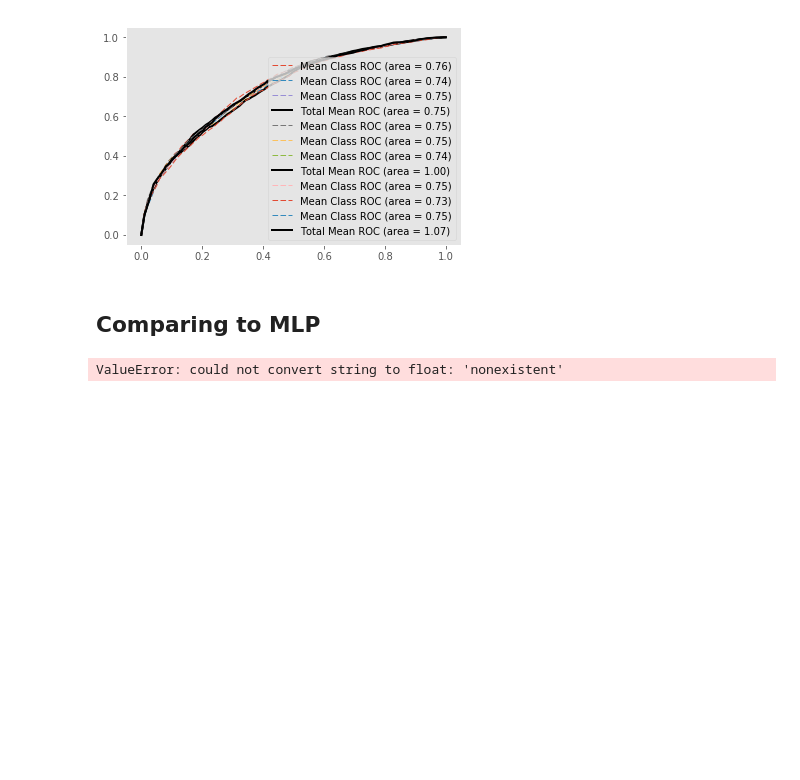
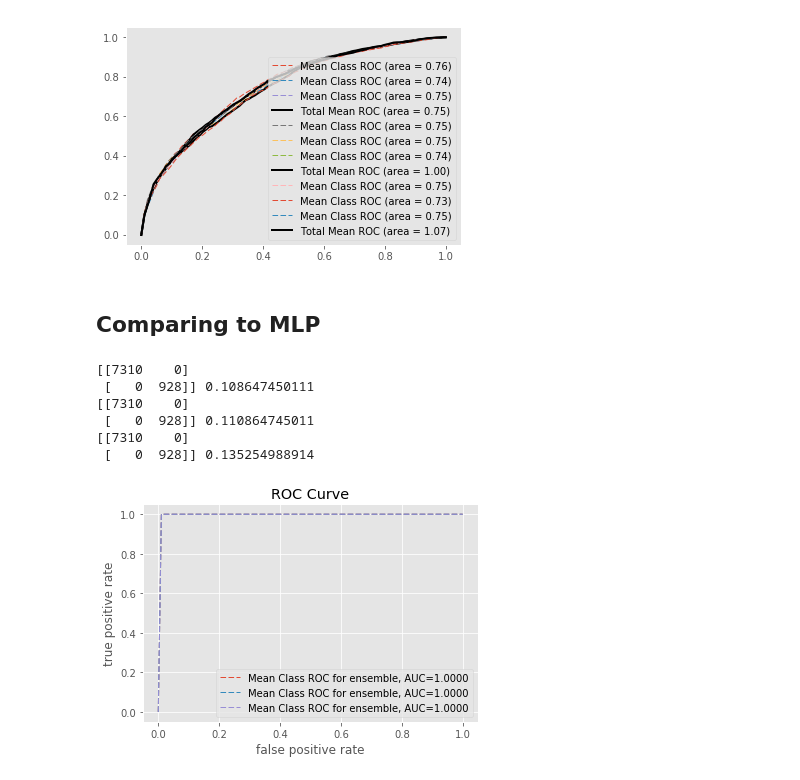
Before and after one commit to egabrielsen/MachineLearning, a Jupyter notebook: Lab07/Lab07-Con.ipynb, the cells around one changed output. Saved outputs shown, nothing was run; the diff lists cells and outputs as text; code cells hidden in the pictures; blank space fills up the shorter version.

```diff
--- a/Lab07/Lab07-Con.ipynb
+++ b/Lab07/Lab07-Con.ipynb
@@ -778,21 +784,29 @@ for i in range(0, 3):
 # %%
 cv = StratifiedShuffleSplit(n_splits=3, test_size=.2)
 rocs = []
 
 new_df_train = deepcopy(df_train)
 for col in new_df_train.columns:
     if col not in numeric_headers+categorical_headers+['y']:
         del new_df_train[col]
+for head in categorical_headers:
+    le = LabelEncoder()
+    new_df_train[head] = le.fit_transform(new_df_train[head])
 
 for train_index, test_index in cv.split(df_train, df_train.y):
     train_x, train_y = new_df_train.loc[train_index], new_df_train.y[train_index]
     test_x, test_y = new_df_train.loc[test_index], new_df_train.y[test_index]
-
-    clf = MLPClassifier()
-    fitted = clf.fit(train_x, train_y)
-    probas = clf.predict_proba(test_x)
-    yhat = clf.predict(test_x)
+    p = Pipeline([('clf', MLPClassifier())])
+    fitted = p.fit(train_x, train_y)
+    probas = p.predict_proba(test_x)
+    yhat = p.predict(test_x)
     print(mt.confusion_matrix(test_y, yhat), tp_score(y_test, yhat))
     plot_roc(probas, test_y)
 # %% [output]
-ValueError: could not convert string to float: 'nonexistent'
+[[7310    0]
+ [   0  928]] 0.108647450111
+[[7310    0]
+ [   0  928]] 0.110864745011
+[[7310    0]
+ [   0  928]] 0.135254988914
+[figure, added]
```
Also changed, not shown: parts of 5 cells of this notebook.
